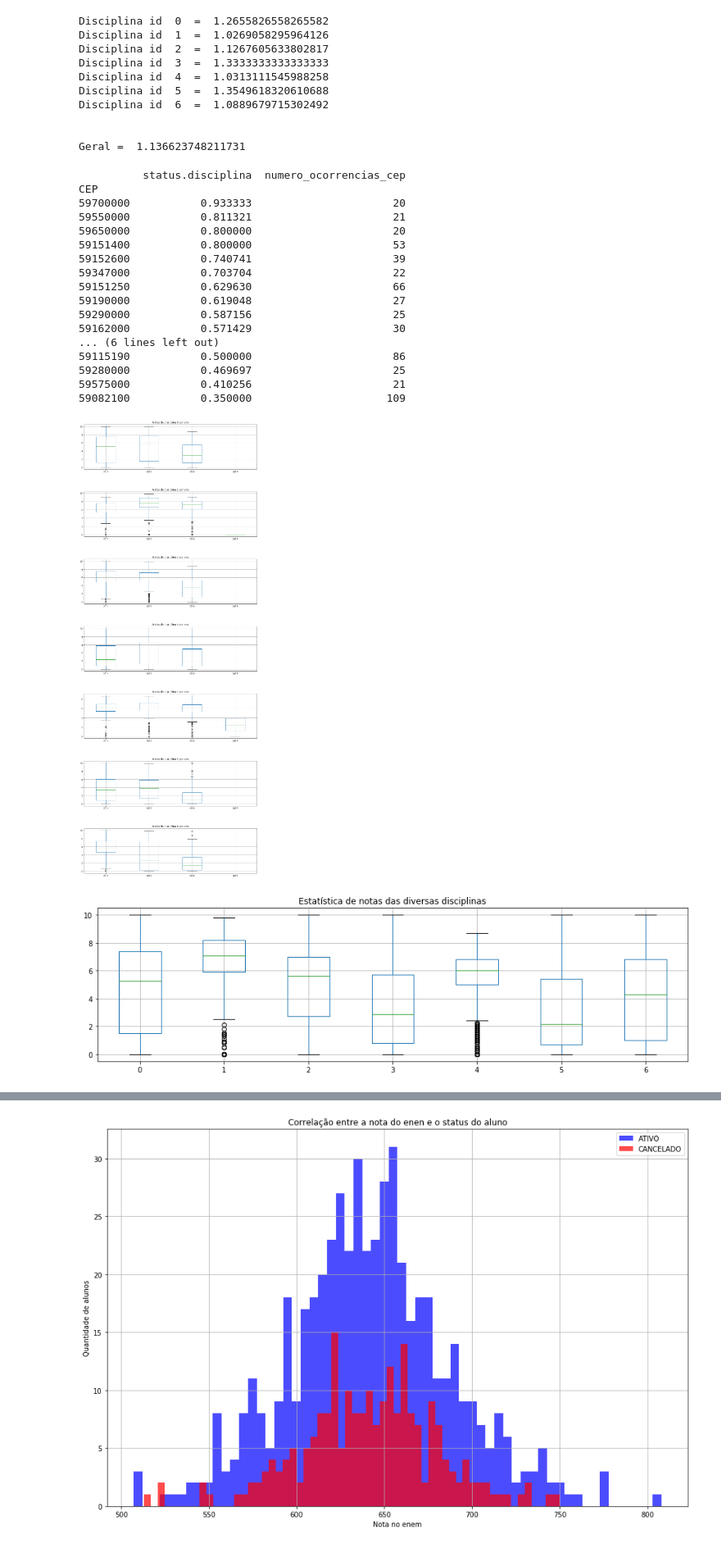
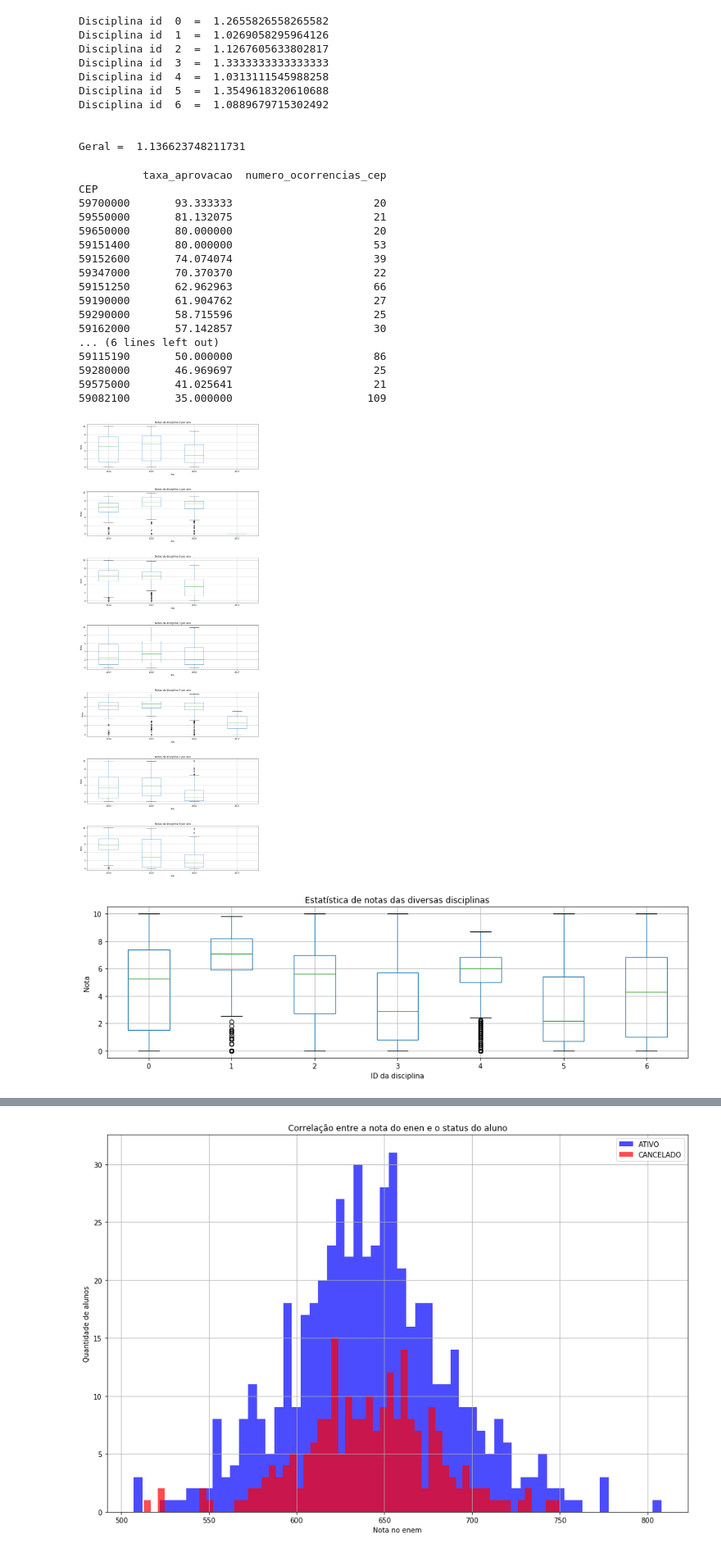
Before and after one commit to douglasboza/IMD0033_Probabilidade2017, a Jupyter notebook: p1/douglas_pinheiro_boza.ipynb, the cells around one changed output, grey strips where cells are left out. Shown at 82% size. Drawn from its saved outputs; the diff is of its cells as text; code cells hidden in the pictures.

```diff
--- a/p1/douglas_pinheiro_boza.ipynb
+++ b/p1/douglas_pinheiro_boza.ipynb
@@ -5,7 +5,7 @@ import numpy as np
 
 %matplotlib inline
 
-arquivo = 'imd_notas2.xlsx'
+arquivo = 'imd_notas.xlsx'
 excel = pd.ExcelFile(arquivo)
 print(excel.sheet_names)
 dados = excel.parse(0)
@@ -47,72 +55,84 @@ Geral =  1.136623748211731
 # %%
 #2
 
-#fig = plt.figure(figsize=(20,4))
-#ax1 = fig.add_subplot(1,1,1)
-#ax1.hist(dados['CEP'], range=(0,9999999))
-#ax1.hist(dados['nota'], range=(0,10))
+# - Para ter mais precisão dos dados, considerei os 20 CEPs com mais alunos e calculei a taxa de aprovação
+# em cada um, que pode variar de 0% até 100%.
+# - O CEP 0 representa os alunos sem CEP registrado na tabela.
 
-#plt.show()
 dados2 = dados
-dados2['status.disciplina'] = dados2['status.disciplina'].replace(['Aprovado'], 1)
-dados2['status.disciplina'] = dados2['status.disciplina'].replace(['Reprovado'], 0)
+dados2['status.disciplina'] = dados2['status.disciplina'].replace(['Aprovado'], 1) # Altera o status para Aprovado
+dados2['status.disciplina'] = dados2['status.disciplina'].replace(['Reprovado'], 0) # Altera o status para Reprovado
 dados2 = dados[dados['CEP'].isin(dados['CEP'].value_counts()[0:20].index)]
-dados3 = pd.pivot_table(dados2, values='status.disciplina', index=['CEP'], aggfunc=np.mean)
-dados3["numero_ocorrencias_cep"] = dados['CEP'].value_counts()[0:20].values
-print(dados3.sort_values('status.disciplina', ascending=[0]))
+
+dados_taxa_apro = pd.pivot_table(dados2, values='status.disciplina', index=['CEP'], aggfunc=np.mean)
+dados_taxa_apro["numero_ocorrencias_cep"] = dados['CEP'].value_counts()[0:20].values
+dados_taxa_apro.rename(columns={'status.disciplina': 'taxa_aprovacao'}, inplace=True)
+dados_taxa_apro['taxa_aprovacao'] = dados_taxa_apro['taxa_aprovacao']*100
+
+print(dados_taxa_apro.sort_values('taxa_aprovacao', ascending=[0]))
 # %% [output]
-          status.disciplina  numero_ocorrencias_cep
+          taxa_aprovacao  numero_ocorrencias_cep
 CEP
-59700000           0.933333                      20
-59550000           0.811321                      21
-59650000           0.800000                      20
-59151400           0.800000                      53
-59152600           0.740741                      39
-59347000           0.703704                      22
-59151250           0.629630                      66
-59190000           0.619048                      27
-59290000           0.587156                      25
-59162000           0.571429                      30
+59700000       93.333333                      20
+59550000       81.132075                      21
+59650000       80.000000                      20
+59151400       80.000000                      53
+59152600       74.074074                      39
+59347000       70.370370                      22
+59151250       62.962963                      66
+59190000       61.904762                      27
+59290000       58.715596                      25
+59162000       57.142857                      30
 ... (6 lines left out)
-59115190           0.500000                      86
-59280000           0.469697                      25
-59575000           0.410256                      21
-59082100           0.350000                     109
+59115190       50.000000                      86
+59280000       46.969697                      25
+59575000       41.025641                      21
+59082100       35.000000                     109
 # %%
 #3
+#A
 
-#a
+# Criei um gráfico para cada disciplina e preenchi as notas em cada ano.
+# A coluna X representa os anos e a coluna Y as notas
+
+
 list_ano = dados['ano_disciplina'].unique()
 list_disciplinas = dados['disciplina_ID'].unique()
 fig3a, axes3a = plt.subplots(nrows=len(list_disciplinas), ncols=1, figsize=(15,40))
 dados3a = pd.DataFrame()
 count1 = 0
 
 for disc in list_disciplinas:
     dados3a.drop(dados3a.index, inplace=True)
     axes3a[count1].title.set_text('Notas da disciplina '+str(disc)+' por ano')
 
     for ano in list_ano:
         dados3a[ano] = pd.Series(dados.loc[(dados['disciplina_ID']==disc) & (dados['ano_disciplina']==ano)]['nota'].tolist())
 
     dados3a.boxplot(ax=axes3a[count1])
+    axes3a[count1].set_xlabel('Ano')
+    axes3a[count1].set_ylabel('Nota')
     count1 = count1+1
 
 fig3a.subplots_adjust(hspace=.5)
 
+# Criei um gráfico para todas as disciplinas, sem considerar os anos.
+# Cada item da coluna X é uma disciplina e na coluna Y estão as notas.
 
-#b
+#B
 fig3b = plt.figure(figsize=(15,4))
 df = pd.DataFrame()
 
 for disc in list_disciplinas:
     df[disc]=pd.Series(dados.loc[dados['disciplina_ID'] == disc]['nota'].tolist())
 
-df.boxplot()
+ax3b = df.boxplot()
+ax3b.set_xlabel('ID da disciplina')
+ax3b.set_ylabel('Nota')
 plt.title('Estatística de notas das diversas disciplinas')
 plt.show()
 # %% [output]
-[figure, old version]
+[figure, new version]
-[figure, old version]
+[figure, new version]
 # %%
 #4
```
Also changed, not shown: parts of 5 cells of this notebook.
